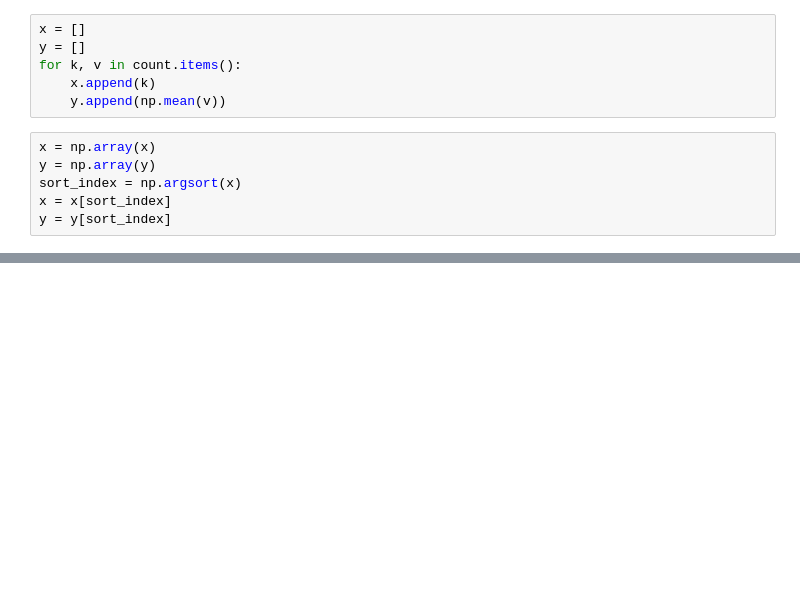
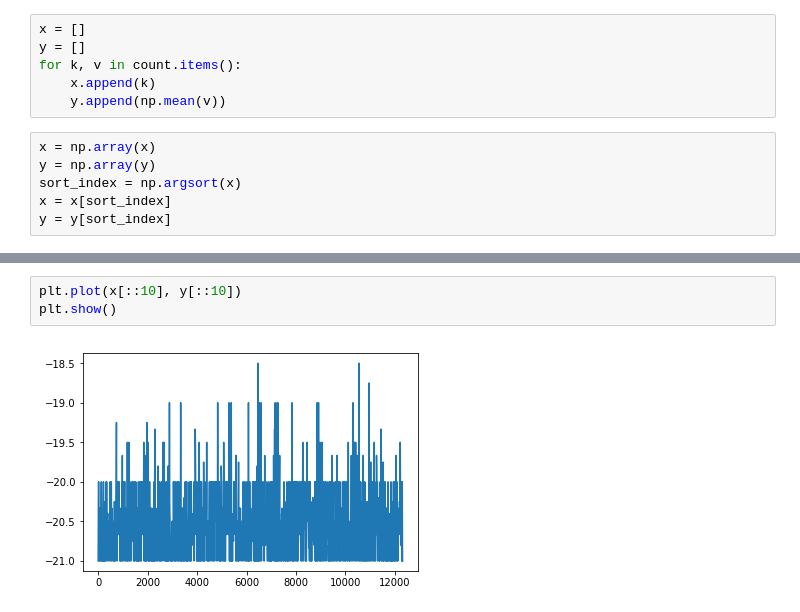
Before and after one commit to harpsword/RL, a Jupyter notebook: code/Explore/PPO Results Analysis.ipynb, the cells around one changed output, grey strips where cells are left out. Drawn from its saved outputs; the diff is of its cells as text; blank space fills up the shorter version.

```diff
--- a/code/Explore/PPO Results Analysis.ipynb
+++ b/code/Explore/PPO Results Analysis.ipynb
@@ -37,0 +39,5 @@ plt.show()
+# %%
+plt.plot(x[::10], y[::10])
+plt.show()
+# %% [output]
+[figure, added]
```
Also changed, not shown: parts of 2 cells of this notebook, 3 other files.
